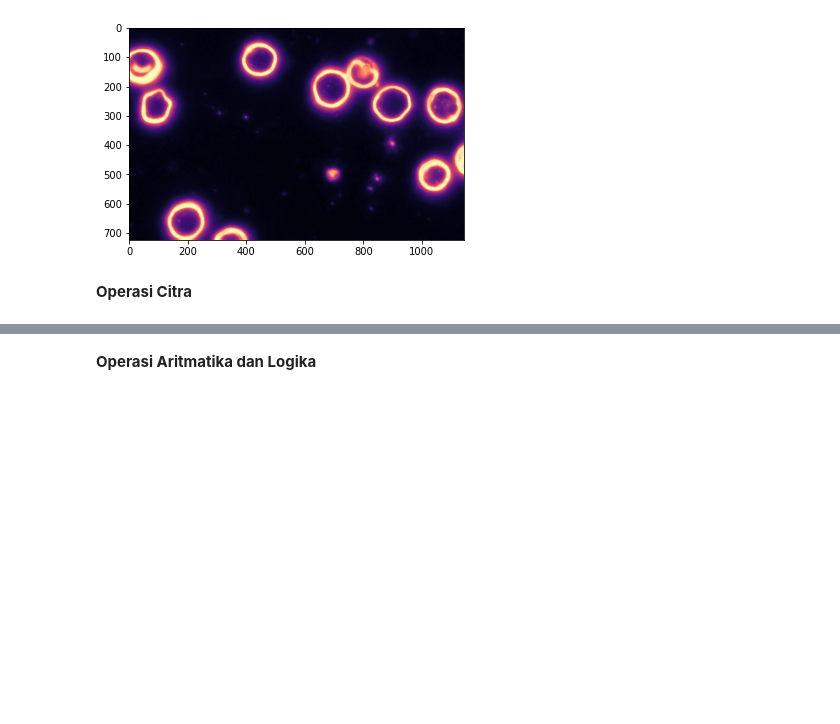
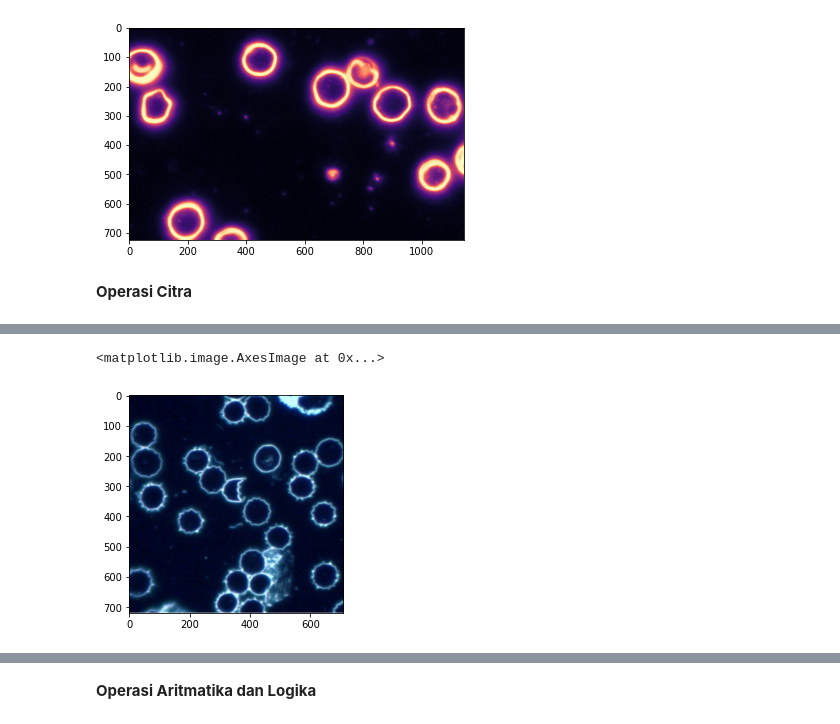
Before and after one commit to darman1725/PCVK_Genap_2022, a Jupyter notebook: UAS_PCVK_2022.ipynb, the cells around one changed output, grey strips where cells are left out. Drawn from its saved outputs; the diff is of its cells as text; code cells hidden in the pictures; blank space fills up the shorter version.

```diff
--- a/UAS_PCVK_2022.ipynb
+++ b/UAS_PCVK_2022.ipynb
@@ -51,0 +85,11 @@ plt.imshow(img_gray, cmap='magma')
+# %%
+# Implementasikan transformasi grayscale menggunakan metode averaging, lightness,
+# dan luminance pada Google Colaboratory menggunakan formula yang terdapat pada
+# bagian Ulasan Teori, sehingga menghasilkan keluaran seperti berikut:
+
+img_m = cv.imread('/content/drive/MyDrive/Bacteria/001.png')
+img_rgb = cv.cvtColor(img_m,cv.COLOR_BGR2RGB) # konversi channel BGR -> RGB
+plt.imshow(img_rgb)
+# %% [output]
+<matplotlib.image.AxesImage at 0x...>
+[figure, added]
```
Also changed, not shown: parts of 2 cells of this notebook.
